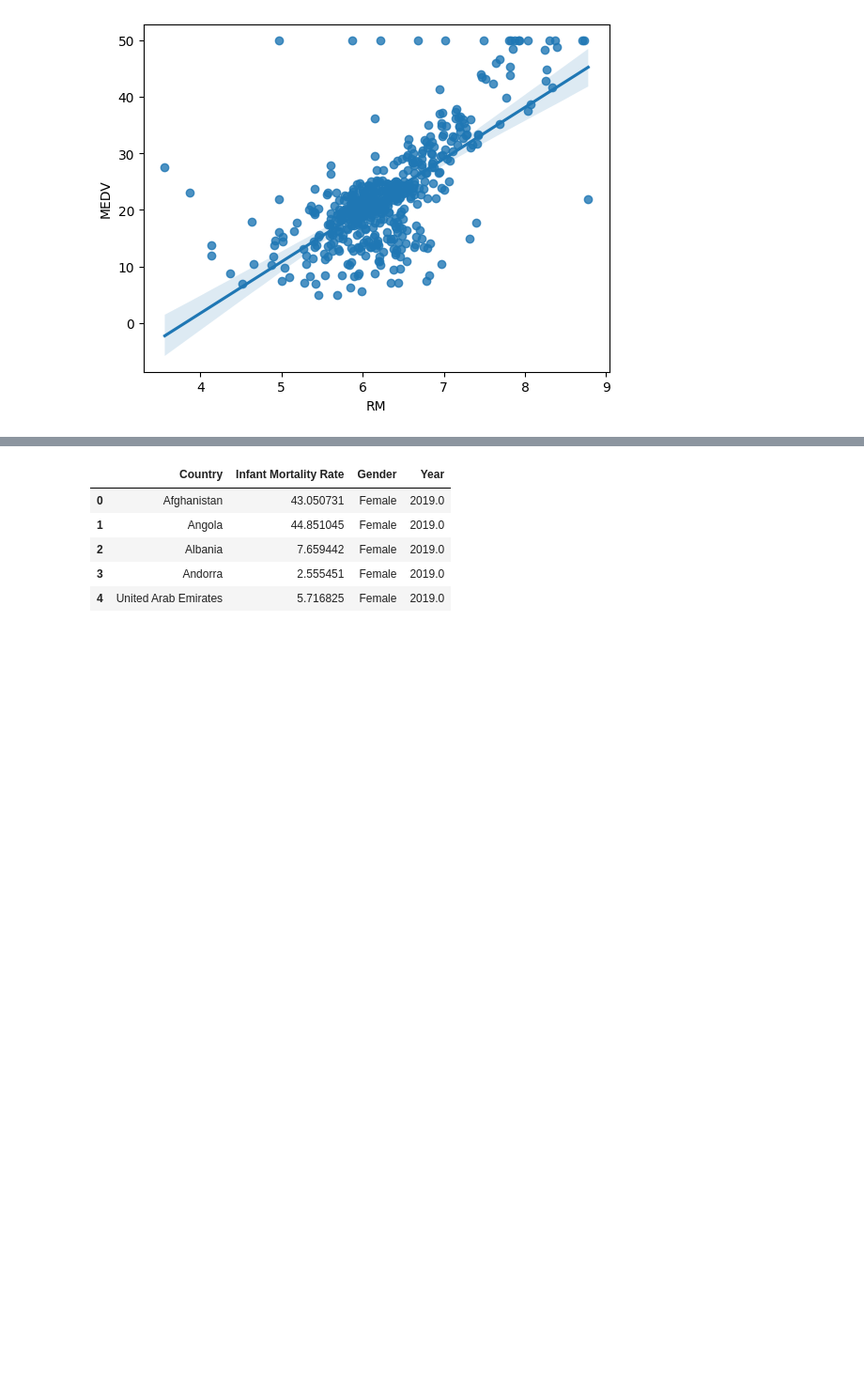
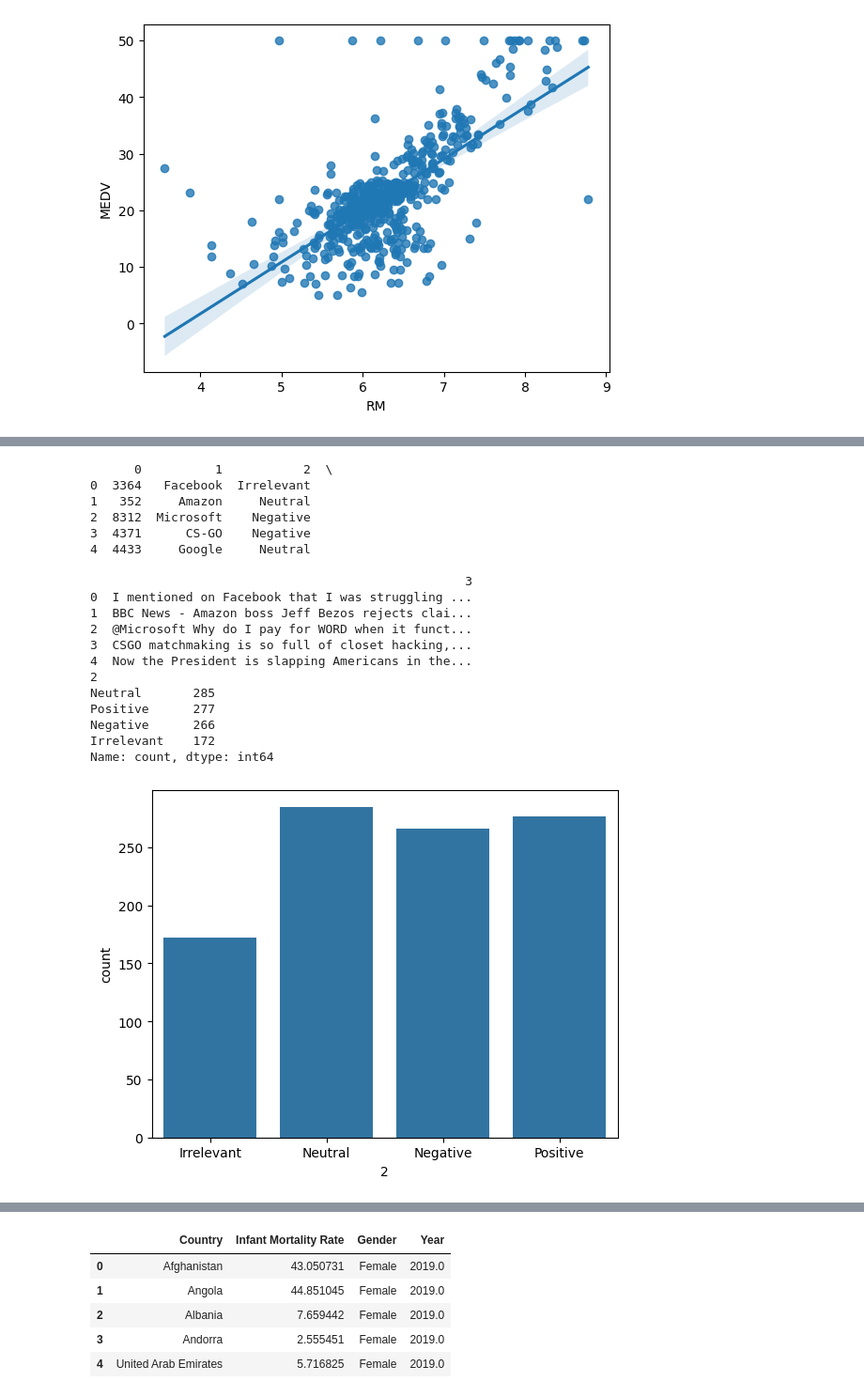
Before and after one commit to iadel93/DEBI_Python, a Jupyter notebook: DataVisualization/AdvancedVisualization.ipynb, the cells around one changed output, grey strips where cells are left out. Shown at 94% size. Saved outputs shown, nothing was run; the diff lists cells and outputs as text; code cells hidden in the pictures; blank space fills up the shorter version.

```diff
--- a/DataVisualization/AdvancedVisualization.ipynb
+++ b/DataVisualization/AdvancedVisualization.ipynb
@@ -166,2 +112,30 @@ plt.show()
+# %%
+import pandas as pd
+data = pd.read_csv('data\\twitter_validation.csv', header=None)
+print(data.head())
+print(data[2].value_counts())
+sns.countplot(x=data[2])
+plt.show()
+# %% [output]
+      0          1           2  \
+0  3364   Facebook  Irrelevant
+1   352     Amazon     Neutral
+2  8312  Microsoft    Negative
+3  4371      CS-GO    Negative
+4  4433     Google     Neutral
+
+                                                   3
+0  I mentioned on Facebook that I was struggling ...
+1  BBC News - Amazon boss Jeff Bezos rejects clai...
+2  @Microsoft Why do I pay for WORD when it funct...
+3  CSGO matchmaking is so full of closet hacking,...
+4  Now the President is slapping Americans in the...
+2
+Neutral       285
+Positive      277
+Negative      266
+Irrelevant    172
+Name: count, dtype: int64
+[figure, added]
 # %%
 !pip install folium
```
Also changed, not shown: parts of 27 cells of this notebook.
